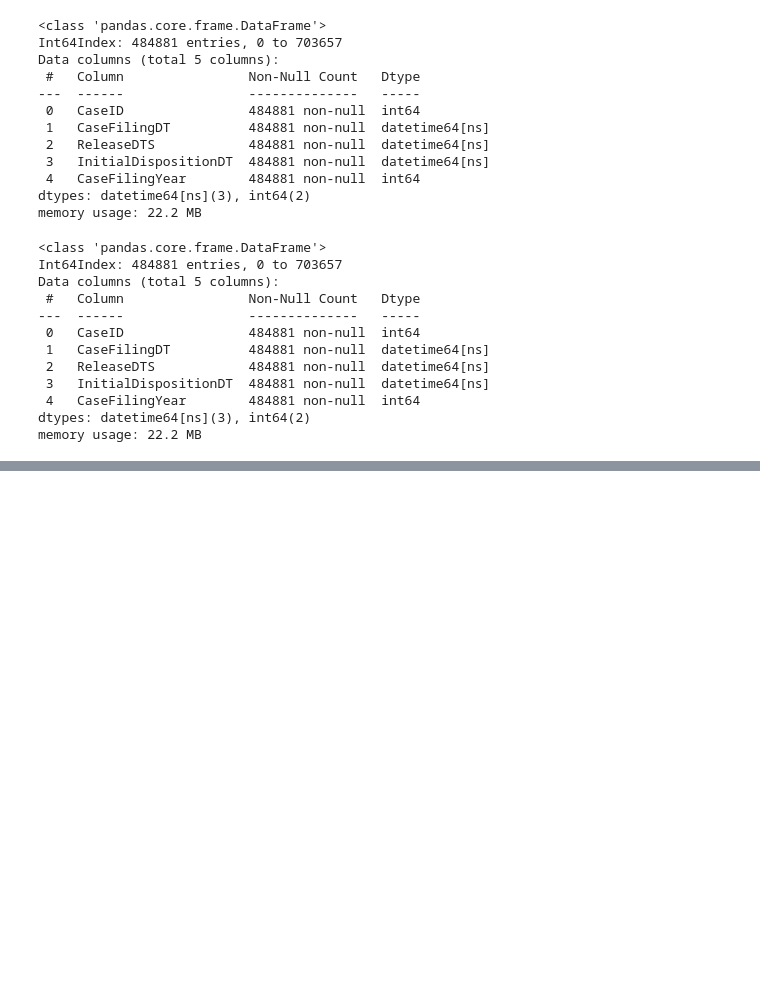
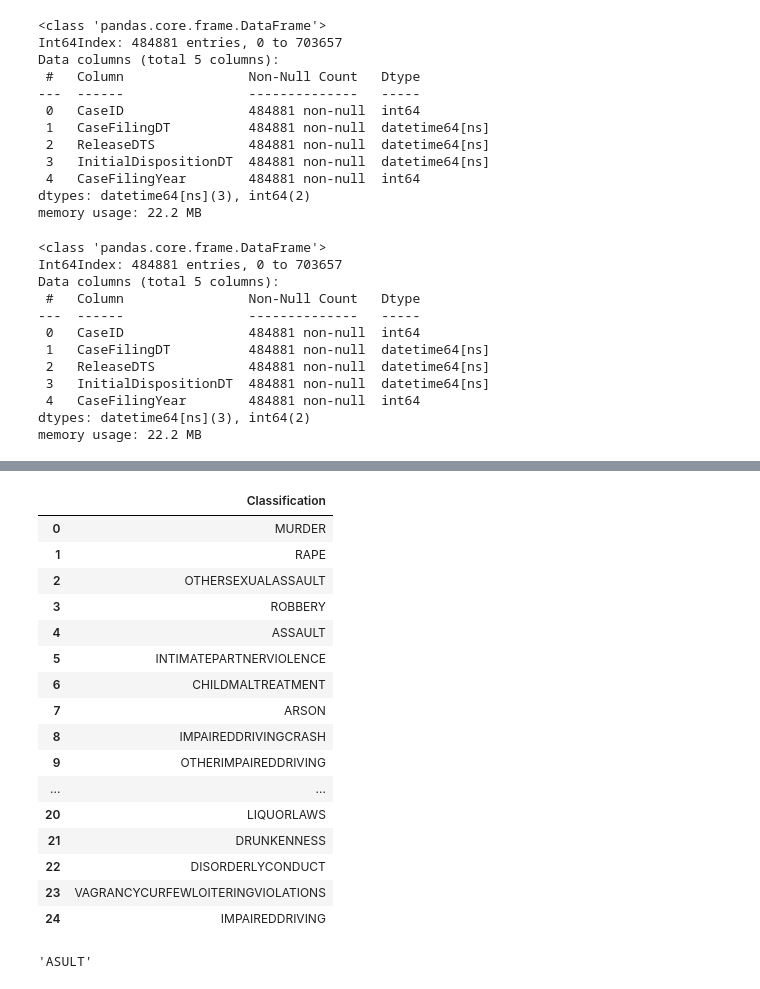
Before and after one commit to souravray97/Criminal-Justice-Analysis, a Jupyter notebook: CCD-EDA.ipynb, the cells around one changed output, grey strips where cells are left out. Drawn from its saved outputs; the diff is of its cells as text; code cells hidden in the pictures; blank space fills up the shorter version.

```diff
--- a/CCD-EDA.ipynb
+++ b/CCD-EDA.ipynb
@@ -571,0 +603,5 @@ final
+# %%
+main = pd.read_csv("Main.csv")
+har_off_lit = pd.read_csv("Harris_County_Offense_Literal.csv")
+# %%
+main.columns = main.columns
@@ -571,0 +625,26 @@ final
+# %%
+main['Classification'] = main['Classification'].str.upper().str.replace(" ","")
+# %%
+main
+# %% [output]
+|  | Classification |
+| 0 | MURDER |
+| 1 | RAPE |
+| 2 | OTHERSEXUALASSAULT |
+| 3 | ROBBERY |
+| 4 | ASSAULT |
+| 5 | INTIMATEPARTNERVIOLENCE |
+| 6 | CHILDMALTREATMENT |
+| 7 | ARSON |
+| 8 | IMPAIREDDRIVINGCRASH |
+| 9 | OTHERIMPAIREDDRIVING |
+| ... | ... |
+| 20 | LIQUORLAWS |
+| 21 | DRUNKENNESS |
+| 22 | DISORDERLYCONDUCT |
+| 23 | VAGRANCYCURFEWLOITERINGVIOLATIONS |
+| 24 | IMPAIREDDRIVING |
+# %%
+unique('ASSAULT')
+# %% [output]
+'ASULT'
```
Also changed, not shown: parts of 69 cells of this notebook.
